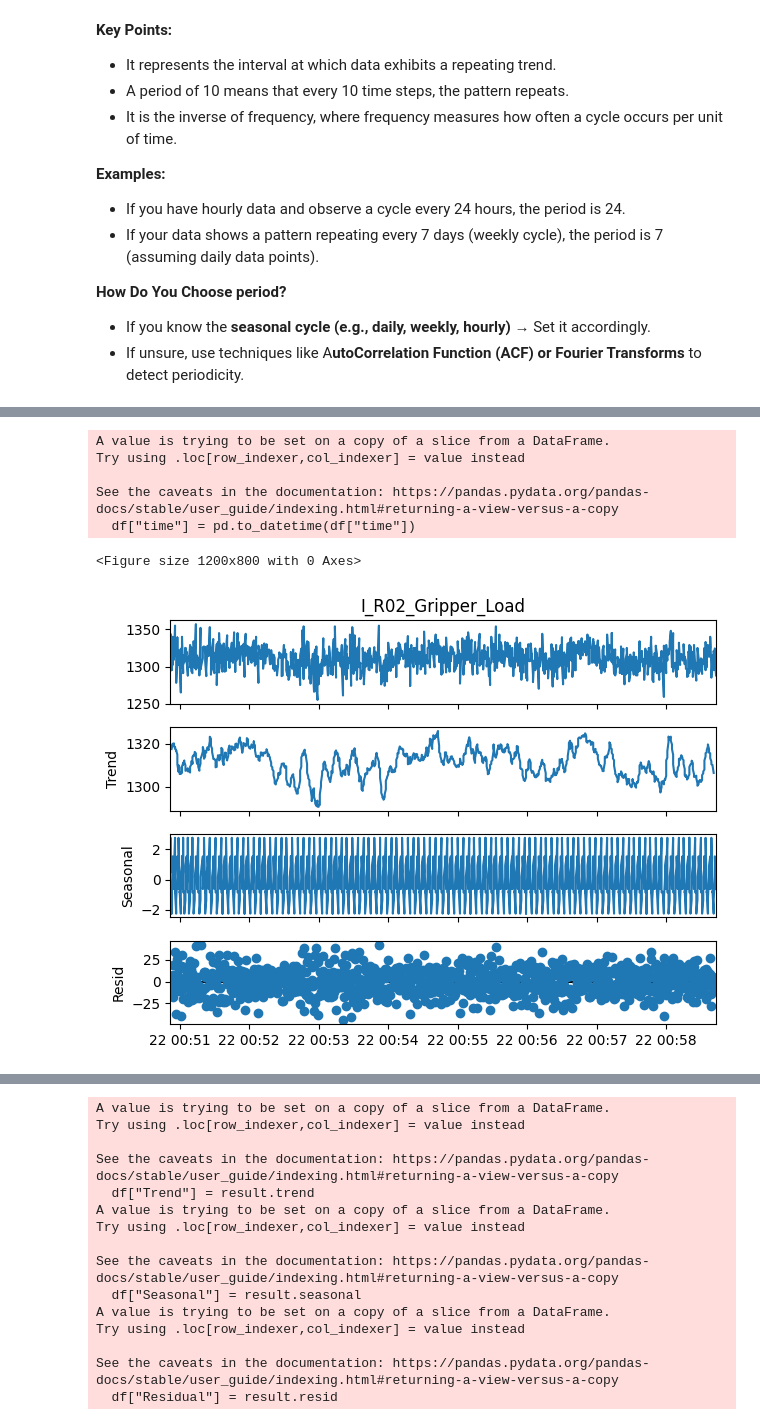
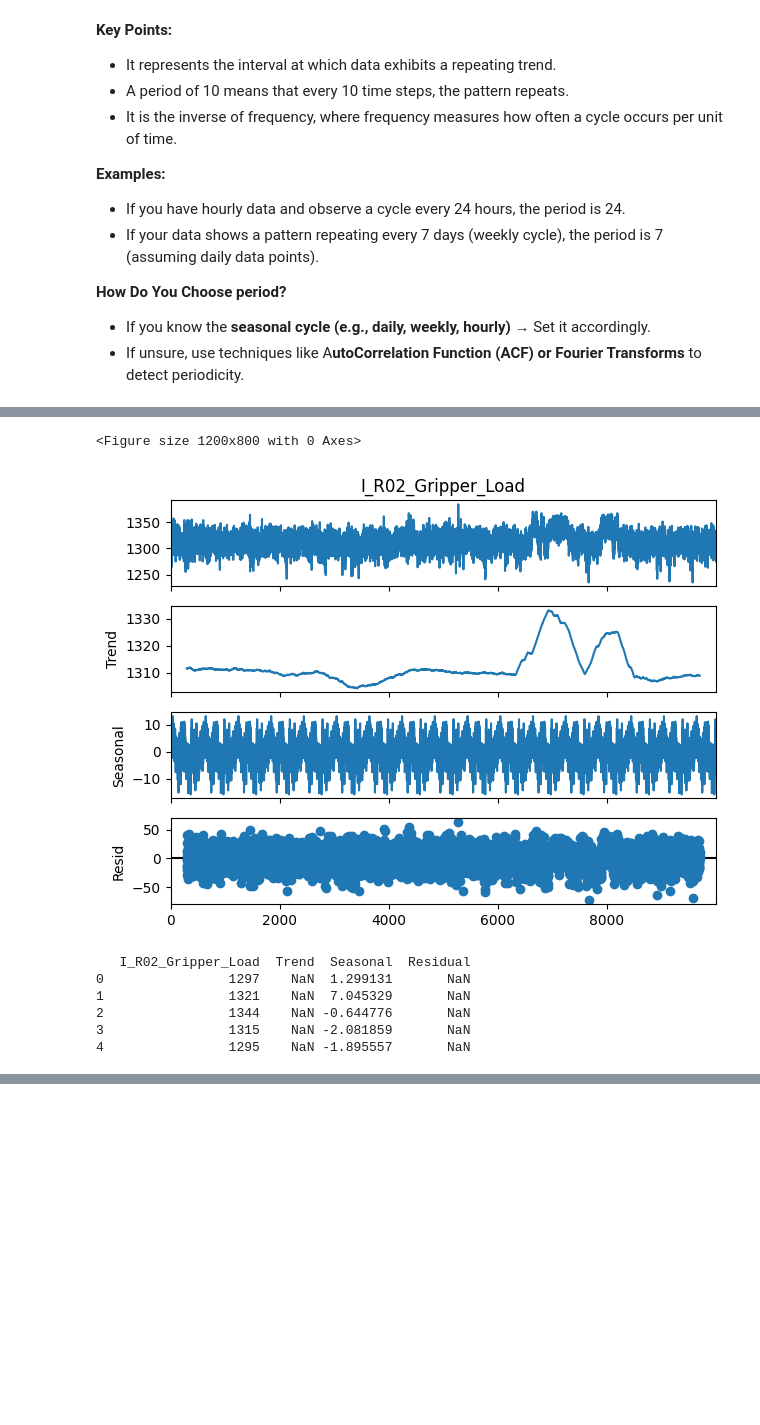
Before and after one commit to ChathurangiShyalika/AAAI-Lab-Rare-Event-Prediction, a Jupyter notebook: Part 3/Data_augmentation.ipynb, the cells around one changed output, grey strips where cells are left out. Saved outputs shown, nothing was run; the diff lists cells and outputs as text; code cells hidden in the pictures; blank space fills up the shorter version.

```diff
--- a/Part 3/Data_augmentation.ipynb
+++ b/Part 3/Data_augmentation.ipynb
@@ -352,39 +311,40 @@ This means we can set period=10 in seasonal_decompose for your decomposition.
 # %%
 import pandas as pd
 import numpy as np
 import matplotlib.pyplot as plt
 from statsmodels.tsa.seasonal import seasonal_decompose
 
-# Select the first 1000 samples
-df = df.head(1000)
+# Select the first 10000 samples
+df = df.head(10000)
 
 # Convert _time column to datetime format
-df["time"] = pd.to_datetime(df["time"])
+#df["time"] = pd.to_datetime(df["time"])
 
 
 # Set the time column as index
-df.set_index("time", inplace=True)
+#df.set_index("time", inplace=True)
 
 # Perform seasonal decomposition
-result = seasonal_decompose(df["I_R02_Gripper_Load"], model='additive', period=10)
+result = seasonal_decompose(df["I_R02_Gripper_Load"], model='additive', period=600)
 
 # Plot the decomposed components
 plt.figure(figsize=(12, 8))
 result.plot()
 plt.show()
 
 # Extract components
 df["Trend"] = result.trend
 df["Seasonal"] = result.seasonal
 df["Residual"] = result.resid
 
 # Display the transformed dataset
 print(df[["I_R02_Gripper_Load", "Trend", "Seasonal", "Residual"]].head())
 # %% [output]
-A value is trying to be set on a copy of a slice from a DataFrame.
-Try using .loc[row_indexer,col_indexer] = value instead
-
-See the caveats in the documentation: https://pandas.pydata.org/pandas-docs/stable/user_guide/indexing.html#returning-a-view-versus-a-copy
-  df["time"] = pd.to_datetime(df["time"])
+<Figure size 1200x800 with 0 Axes>
+[figure, new version]
-<Figure size 1200x800 with 0 Axes>
+   I_R02_Gripper_Load  Trend  Seasonal  Residual
+0                1297    NaN  1.299131       NaN
+1                1321    NaN  7.045329       NaN
+2                1344    NaN -0.644776       NaN
+3                1315    NaN -2.081859       NaN
+4                1295    NaN -1.895557       NaN
-[figure, old version]
@@ -398,18 +351,3 @@ time
-A value is trying to be set on a copy of a slice from a DataFrame.
-Try using .loc[row_indexer,col_indexer] = value instead
-
-See the caveats in the documentation: https://pandas.pydata.org/pandas-docs/stable/user_guide/indexing.html#returning-a-view-versus-a-copy
-  df["Trend"] = result.trend
-A value is trying to be set on a copy of a slice from a DataFrame.
-Try using .loc[row_indexer,col_indexer] = value instead
-
-See the caveats in the documentation: https://pandas.pydata.org/pandas-docs/stable/user_guide/indexing.html#returning-a-view-versus-a-copy
-  df["Seasonal"] = result.seasonal
-A value is trying to be set on a copy of a slice from a DataFrame.
-Try using .loc[row_indexer,col_indexer] = value instead
-
-See the caveats in the documentation: https://pandas.pydata.org/pandas-docs/stable/user_guide/indexing.html#returning-a-view-versus-a-copy
-  df["Residual"] = result.resid
 # %%
 df
 # %% [output]
```
Also changed, not shown: parts of 11 cells of this notebook, 2 other files.
